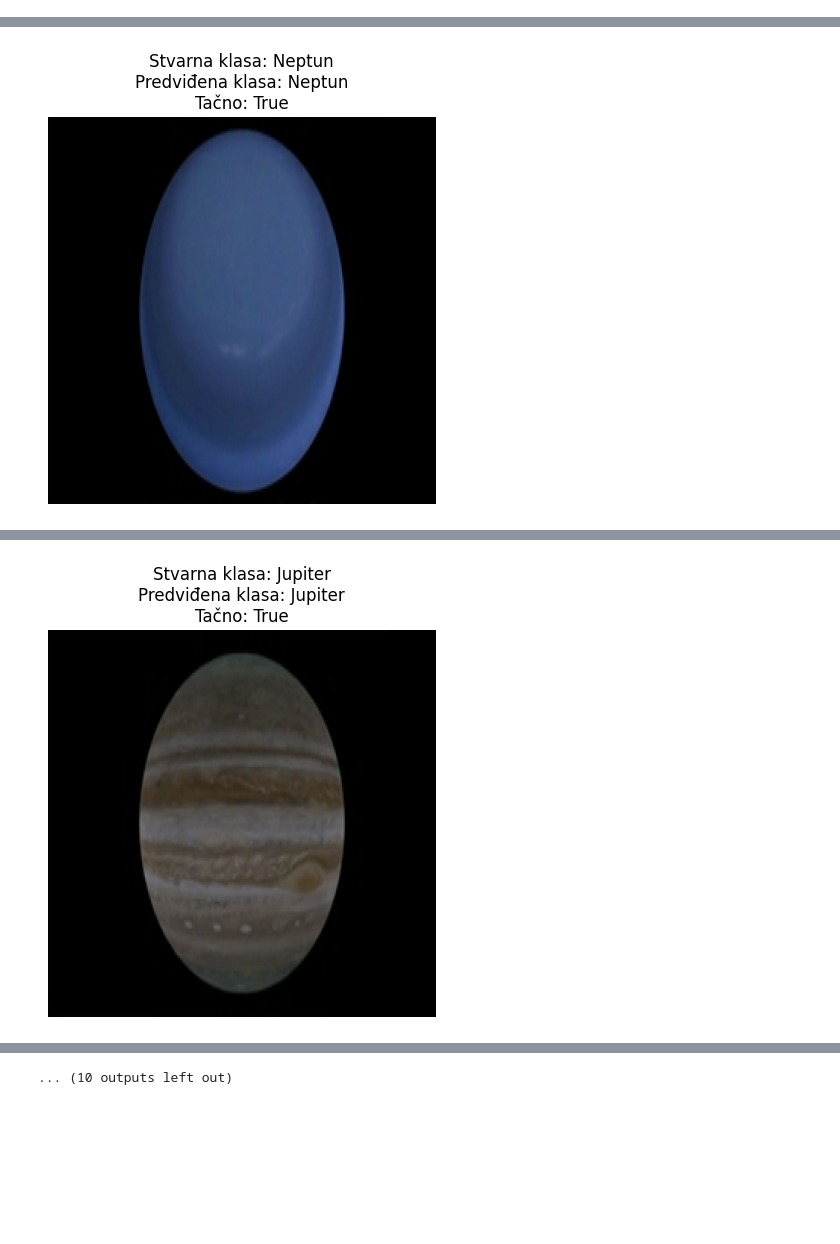
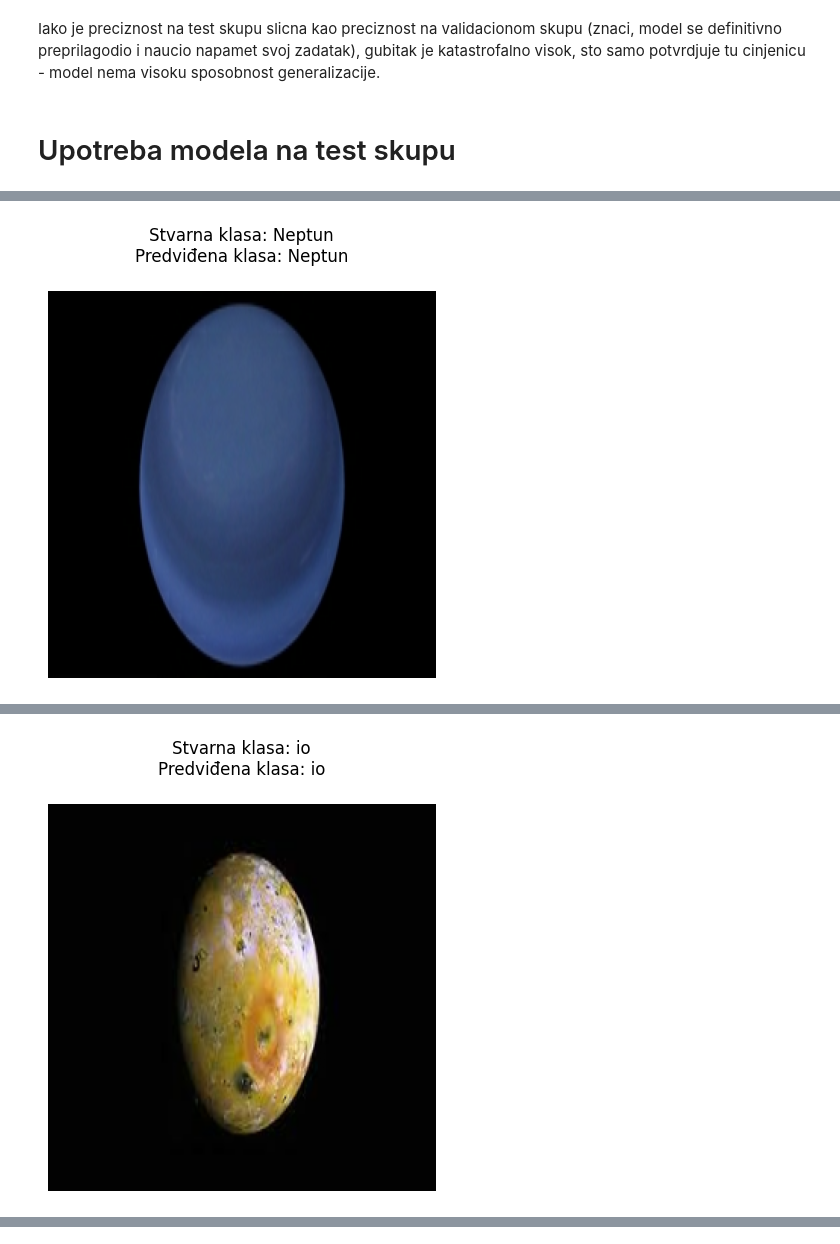
Before and after one commit to todortodorovic/IP2projekat, a Jupyter notebook: KlasifikacijaSvihZajedno.ipynb, the cells around one changed output, grey strips where cells are left out. Cells and saved outputs as stored; diff of their text form; code cells hidden in the pictures; blank space fills up the shorter version.

```diff
--- a/KlasifikacijaSvihZajedno.ipynb
+++ b/KlasifikacijaSvihZajedno.ipynb
@@ -136,55 +149,58 @@ Ali i pored gubitaka preciznost predikcije je odlicna na testu od 2500 pokusaja
+# %% [markdown]
+Iako je preciznost na test skupu slicna kao preciznost na validacionom skupu (znaci, model se definitivno preprilagodio i naucio napamet svoj zadatak), gubitak je katastrofalno visok, sto samo potvrdjuje tu cinjenicu - model nema visoku sposobnost generalizacije.
+# %% [markdown]
+# Upotreba modela na test skupu
 # %%
 import numpy as np
 import matplotlib.pyplot as plt
 import tensorflow as tf
 
 # Ekstrakcija slika i labela iz test dataset-a
-test_images = []
-test_labels = []
-for images, labels in test_ds.unbatch().take(30):  # Uzimanje prvih 30 slika i njihovih labela
-    test_images.append(images.numpy())             # Pretvaranje slika iz tensora u numpy nizove
-    test_labels.append(labels.numpy())             # Pretvaranje labela iz tensora u numpy nizove
+test_slike = []
+test_oznake = []
+for slike, oznake in test_ds.unbatch().take(30):  # Uzimanje prvih 30 slika i njihovih labela
+    test_slike.append(slike.numpy())             # Pretvaranje slika iz tensora u numpy nizove
+    test_oznake.append(oznake.numpy())             # Pretvaranje labela iz tensora u numpy nizove
 
 # Nasumični izbor 10 slika iz test skupa za evaluaciju
-indices = np.random.choice(range(len(test_images)), 10, replace=False)
+indeksi = np.random.choice(range(len(test_slike)), 10, replace=False)
 
 # Inicijalizacija promenljivih za evidenciju tačnosti predviđanja
-tacna_predikcija = 0
+tacne_predikcije = 0
 ukupno_predikcija = 0
 
-for i in indices:
-    img = test_images[i]                            # Uzimanje slike
-    true_label_index = test_labels[i]               # Uzimanje indeksa stvarne labele
-    true_label = imena_klasa[true_label_index]      # Dobijanje naziva stvarne klase
 
-    # Normalizacija slike za prikaz ako nije u opsegu 0-1
+for i in indeksi:
+    img = test_slike[i]
+    indeks = test_oznake[i]
+    prava_oznaka = imena_klasa[int(indeks)]
+
+
+    # Normalizacija slike za prikaz, ako je potrebno
     img_to_show = img
     if img_to_show.max() > 1.0:
         img_to_show = img_to_show / 255.0
 
-    # Priprema slike za model dodavanjem batch dimenzije
-    img_array = np.expand_dims(img, axis=0)                 # Dodaje se nova dimenzija
-    prediction = model.predict(img_array)                   # Pravljenje predikcije
-    predicted_class_index = np.argmax(prediction)           # Uzimanje indeksa sa najvišom vrednošću
-    predicted_class = imena_klasa[predicted_class_index]    # Dobijanje naziva predviđene klase
+    img_niz = np.expand_dims(img, axis=0)
+    predikcija = model.predict(img_niz)
+    indeks_predvidjene_klase = np.argmax(predikcija)
+    predvidjena_klasa = imena_klasa[indeks_predvidjene_klase]
 
-    # Proveravanje tačnosti predviđanja
-    is_correct = true_label == predicted_class
-    if is_correct:
-        tacna_predikcija += 1        # Ažuriranje broja tačnih predviđanja
-    ukupno_predikcija += 1              # Ažuriranje ukupnog broja predviđanja
+    # Provera da li je predviđena klasa tačna
+    tacno = prava_oznaka == predvidjena_klasa
+    if tacno:
+        tacne_predikcije += 1
+    ukupno_predikcija += 1
 
-    # Prikaz slike, stvarne i predviđene klase
     plt.figure(figsize=(5, 6))
-    plt.imshow(img_to_show)     # Prikaz slike
-    plt.title(f"Stvarna klasa: {true_label}\nPredviđena klasa: {predicted_class}\nTačno: {is_correct}")
-    plt.axis('off')             # Sklanjanje osi
-    plt.show()                  # Prikazivanje slike
+    plt.imshow(img_to_show)
+    plt.title(f"Stvarna klasa: {prava_oznaka}\nPredviđena klasa: {predvidjena_klasa}\n")
+    plt.axis('off')
+    plt.show()
 
-    # Ispis stvarne i predviđene klase u konzoli
-    print(f"Stvarna klasa: {true_label}, Predviđena klasa: {predicted_class}, Tačno: {is_correct}")
+
 
 # Izračunavanje i ispisivanje procenta tačnosti
-preciznost_predikcije = (tacna_predikcija / ukupno_predikcija) * 100
+preciznost_predikcije = (tacne_predikcije / ukupno_predikcija) * 100
 print(f"Procenat tačnosti: {preciznost_predikcije:.2f}%")
 # %% [output]
@@ -191,0 +208 @@ print(f"Procenat tačnosti: {preciznost_predikcije:.2f}%")
+[figure, new version]
@@ -193 +210 @@ print(f"Procenat tačnosti: {preciznost_predikcije:.2f}%")
-[figure, old version]
+[figure, new version]
@@ -196 +211,0 @@ Stvarna klasa: Neptun, Predviđena klasa: Neptun, Tačno: True
-[figure, old version]
@@ -208 +219,0 @@ Stvarna klasa: Venera, Predviđena klasa: Venera, Tačno: True
-... (10 outputs left out)
```
Also changed, not shown: parts of 10 cells of this notebook, 2 other files.
